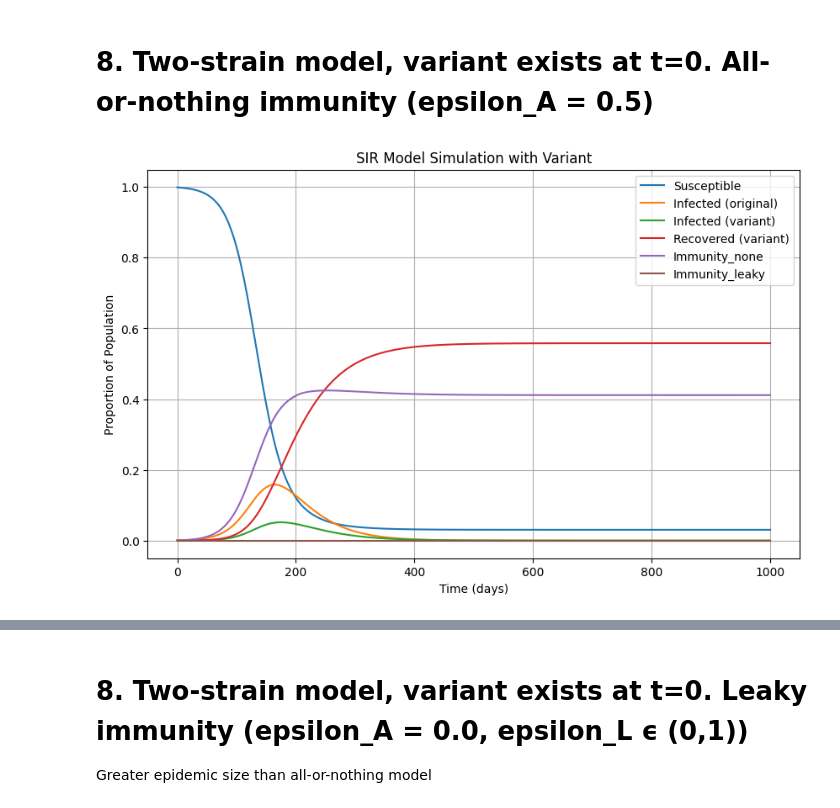
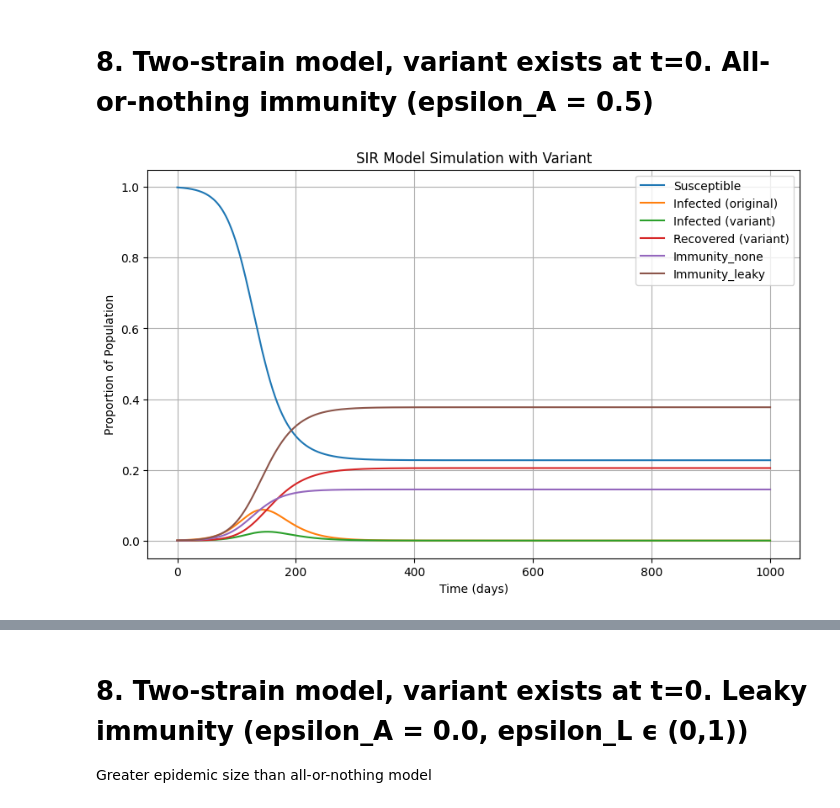
Before and after one commit to condusinew/vaccine_failure_escape, a Jupyter notebook: SIR_mode_natimm.ipynb, the cells around one changed output, grey strips where cells are left out. Drawn from its saved outputs; the diff is of its cells as text; code cells hidden in the pictures.

```diff
--- a/SIR_mode_natimm.ipynb
+++ b/SIR_mode_natimm.ipynb
@@ -524,40 +571,40 @@ gammar = 1/14
 betar = gammar*Rrnaught
 #Rrnaught = betar / gammar # R0 for residents with entirely susceptible population
 
-#following variant params do not matter for this scenario
+
 Rvnaught = 1.7
 gammav = 1/14
 betav = Rvnaught*gammav
 #Rvnaught = betav / gammav # R0 for variant with entirely susceptible population
 
-mu = 0
-epsilona = 0.5
+mu = 0.6
+epsilona = 0.6
 epsilonL = 1
 t = 1000
 
 # set initial conditions
 S0 = 0.999
 Ir0 = 0.0009
 
 X0 = 0
 W0 = 0
 
 Rv0 = 0
 Iv0 = 1-(S0+Ir0+X0+W0+Rv0) #need to get this seeded later
 
 
 if (S0+Ir0+Iv0+Rv0+X0+W0) != 1 or Iv0 < 0:
   print("Parameters don't add up to 1 or there are negative parameter values")
 
 y0 = [S0, Ir0, X0, W0, Iv0, Rv0]
 
 # Solve the SIR model equations using odeint()
 solution_aon = solve_ivp(SIR_model_rv,
                      [0,t],
                      y0,
                      args=(mu, betar, gammar, betav, gammav, epsilona, epsilonL),
                      dense_output=True,
                      t_eval=np.linspace(0, t, t + 1),)
-plot_basic(solution)
+plot_basic(solution_aon)
 # %% [output]
-[figure, old version]
+[figure, new version]
```
Also changed, not shown: parts of 24 cells of this notebook.
